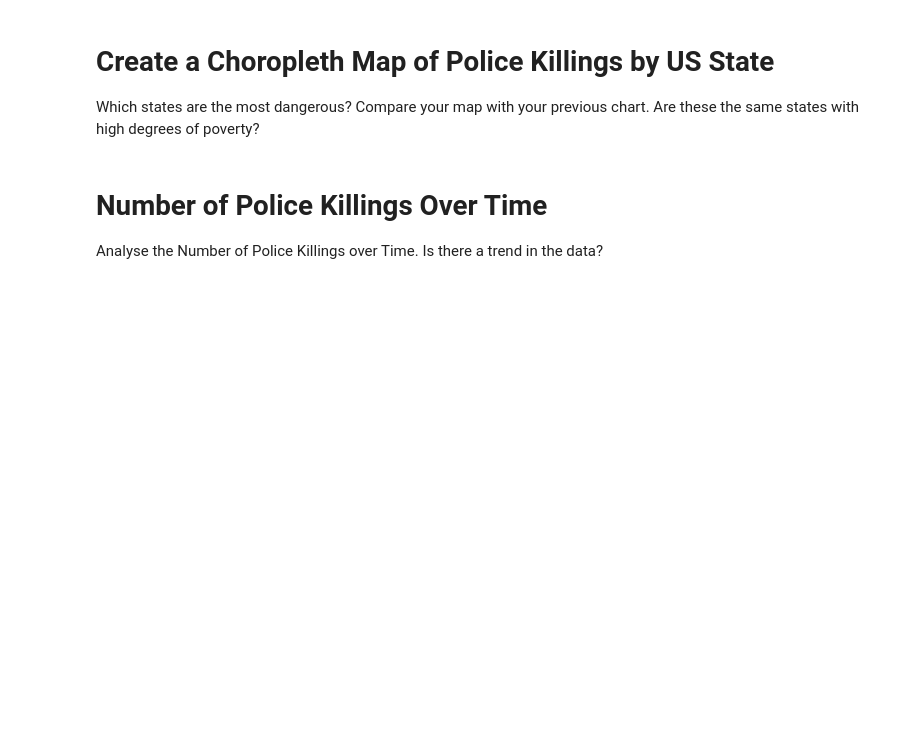
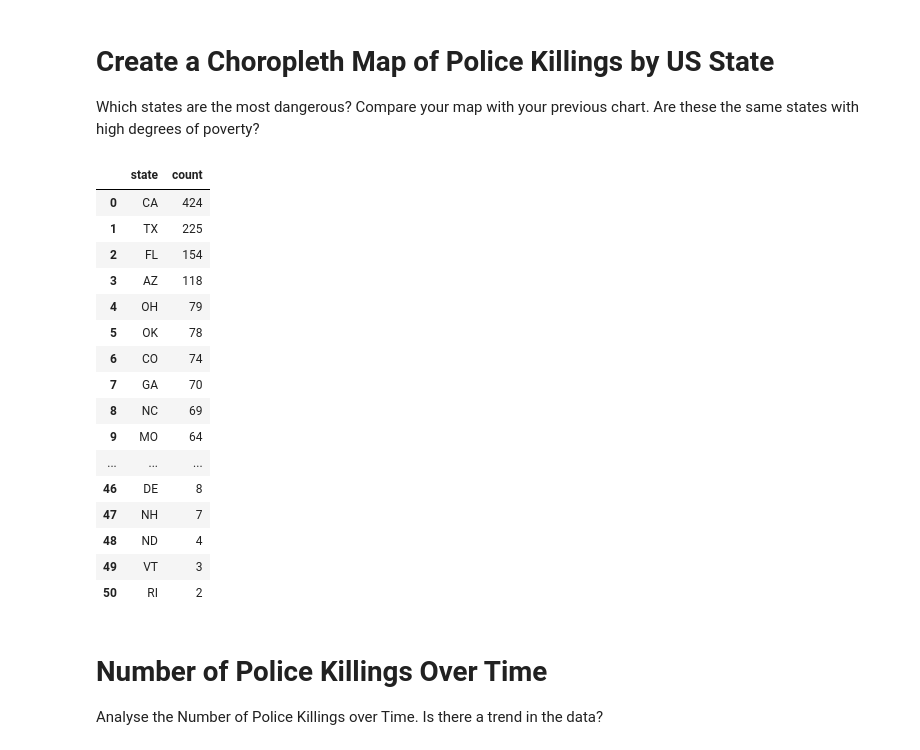
Before and after one commit to chgwyellow/Death-involving-Police-in-the-USA, a Jupyter notebook: Fatal_Force.ipynb, the cells around one changed output. Saved outputs shown, nothing was run; the diff lists cells and outputs as text; code cells hidden in the pictures; blank space fills up the shorter version.

```diff
--- a/Fatal_Force.ipynb
+++ b/Fatal_Force.ipynb
@@ -686,3 +686,24 @@ df_pivot_race_city
 # Create a Choropleth Map of Police Killings by US State
 
 Which states are the most dangerous? Compare your map with your previous chart. Are these the same states with high degrees of poverty?
+# %%
+top_dangerous_state = df_fatalities.state.value_counts().reset_index()
+top_dangerous_state
+# %% [output]
+|  | state | count |
+| 0 | CA | 424 |
+| 1 | TX | 225 |
+| 2 | FL | 154 |
+| 3 | AZ | 118 |
+| 4 | OH | 79 |
+| 5 | OK | 78 |
+| 6 | CO | 74 |
+| 7 | GA | 70 |
+| 8 | NC | 69 |
+| 9 | MO | 64 |
+| ... | ... | ... |
+| 46 | DE | 8 |
+| 47 | NH | 7 |
+| 48 | ND | 4 |
+| 49 | VT | 3 |
+| 50 | RI | 2 |
```
Also changed, not shown: parts of 1 cell of this notebook.
